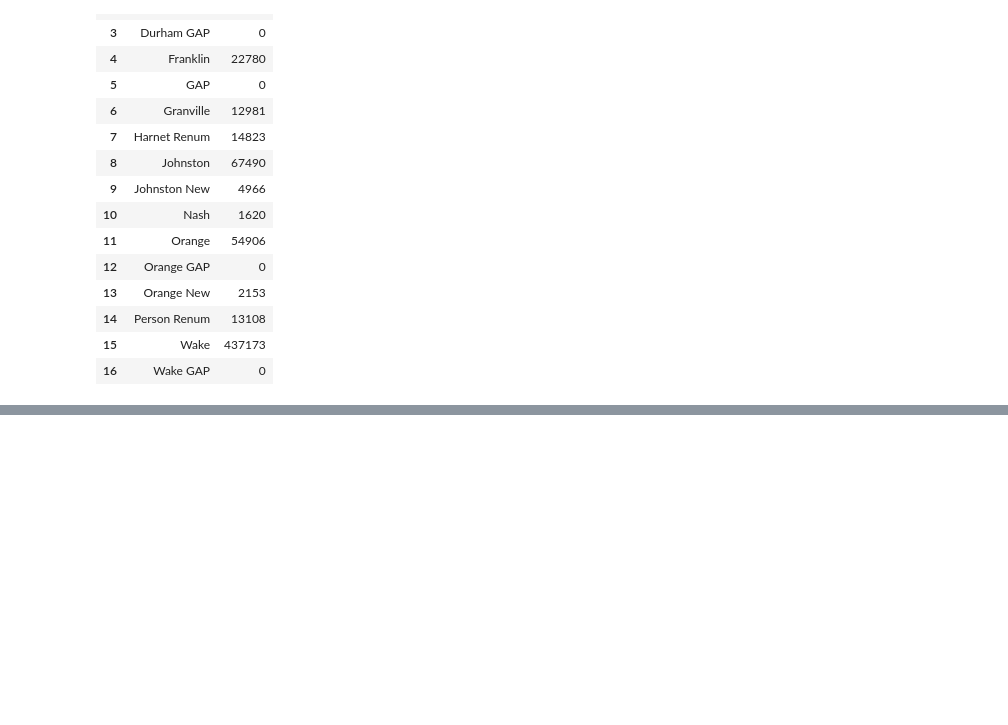
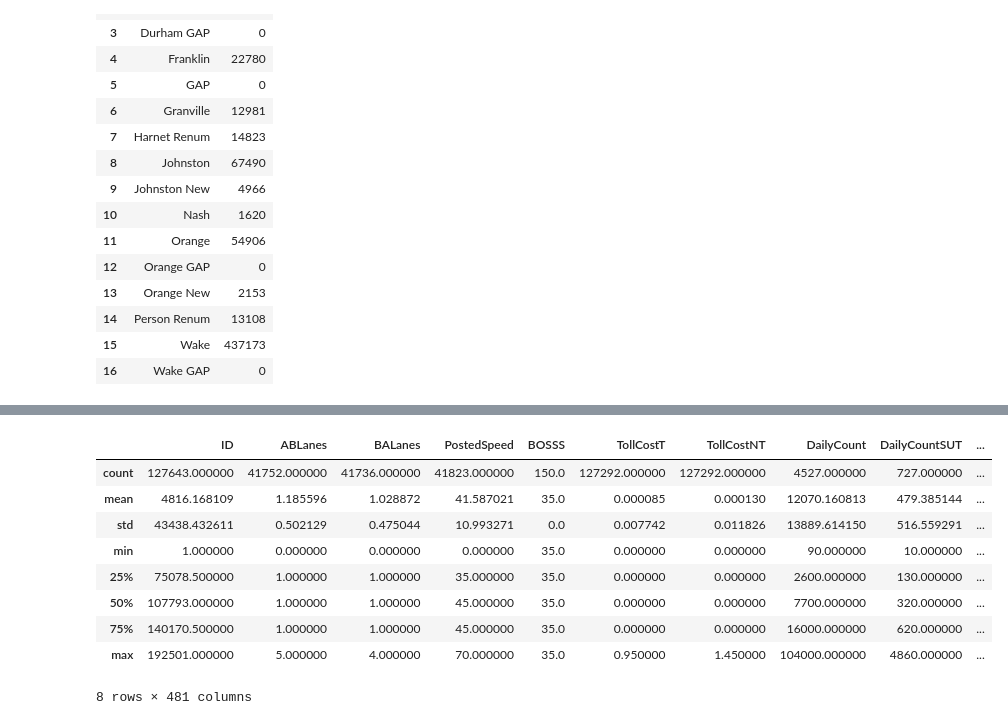
Before and after one commit to JFord-DCHCMPO/TRMG2_Analyses, a Jupyter notebook: TRMG2_Analyses.ipynb, the cells around one changed output, grey strips where cells are left out. Saved outputs shown, nothing was run; the diff lists cells and outputs as text; code cells hidden in the pictures; blank space fills up the shorter version.

```diff
--- a/TRMG2_Analyses.ipynb
+++ b/TRMG2_Analyses.ipynb
@@ -76,0 +82,11 @@ county_sum
+# %%
+path = "c:/Users/JacobFo/TRMG2_v0.1/scenarios/base_2016/output/networks/"
+inpFname =  os.path.join(path, "scenario_links.bin")
+hwy_2016_g2 = dk.GetDataFrameFromBin(inpFname)
+
+
+path = "c:/Users/JacobFo/OneDrive - City of Durham/Full Model Runs/Original TRMv6.2_2016 - Copy/Input/Highway/"
+inpFname =  os.path.join(path, "Highway_Line.bin")
+hwy_2016_v6 = dk.GetDataFrameFromBin(inpFname)
+
+## add daily count file for 2016
@@ -76,0 +113,13 @@ county_sum
+# %%
+hwy_2016_g2.describe()
+# %% [output]
+|  | ID | ABLanes | BALanes | PostedSpeed | BOSSS | TollCostT | TollCostNT | DailyCount | DailyCountSUT | ... |
+| count | 127643.000000 | 41752.000000 | 41736.000000 | 41823.000000 | 150.0 | 127292.000000 | 127292.000000 | 4527.000000 | 727.000000 | ... |
+| mean | 4816.168109 | 1.185596 | 1.028872 | 41.587021 | 35.0 | 0.000085 | 0.000130 | 12070.160813 | 479.385144 | ... |
+| std | 43438.432611 | 0.502129 | 0.475044 | 10.993271 | 0.0 | 0.007742 | 0.011826 | 13889.614150 | 516.559291 | ... |
+| min | 1.000000 | 0.000000 | 0.000000 | 0.000000 | 35.0 | 0.000000 | 0.000000 | 90.000000 | 10.000000 | ... |
+| 25% | 75078.500000 | 1.000000 | 1.000000 | 35.000000 | 35.0 | 0.000000 | 0.000000 | 2600.000000 | 130.000000 | ... |
+| 50% | 107793.000000 | 1.000000 | 1.000000 | 45.000000 | 35.0 | 0.000000 | 0.000000 | 7700.000000 | 320.000000 | ... |
+| 75% | 140170.500000 | 1.000000 | 1.000000 | 45.000000 | 35.0 | 0.000000 | 0.000000 | 16000.000000 | 620.000000 | ... |
+| max | 192501.000000 | 5.000000 | 4.000000 | 70.000000 | 35.0 | 0.950000 | 1.450000 | 104000.000000 | 4860.000000 | ... |
+8 rows × 481 columns
```
Also changed, not shown: parts of 6 cells of this notebook.
